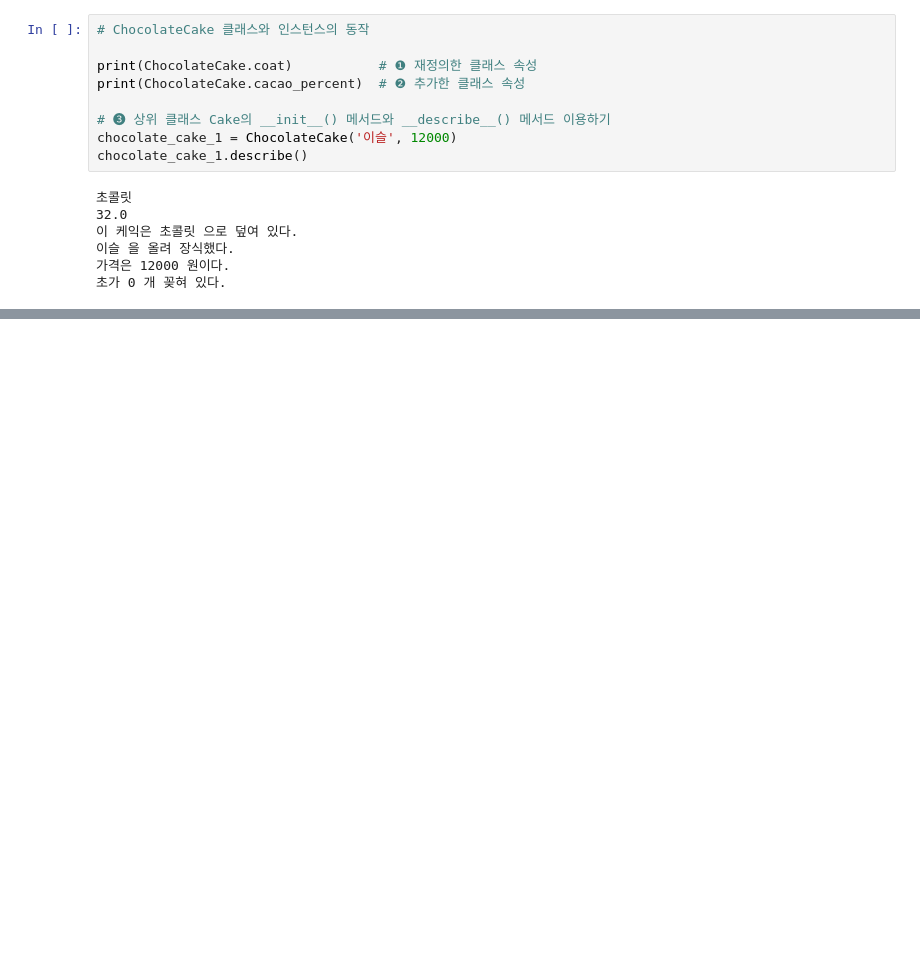
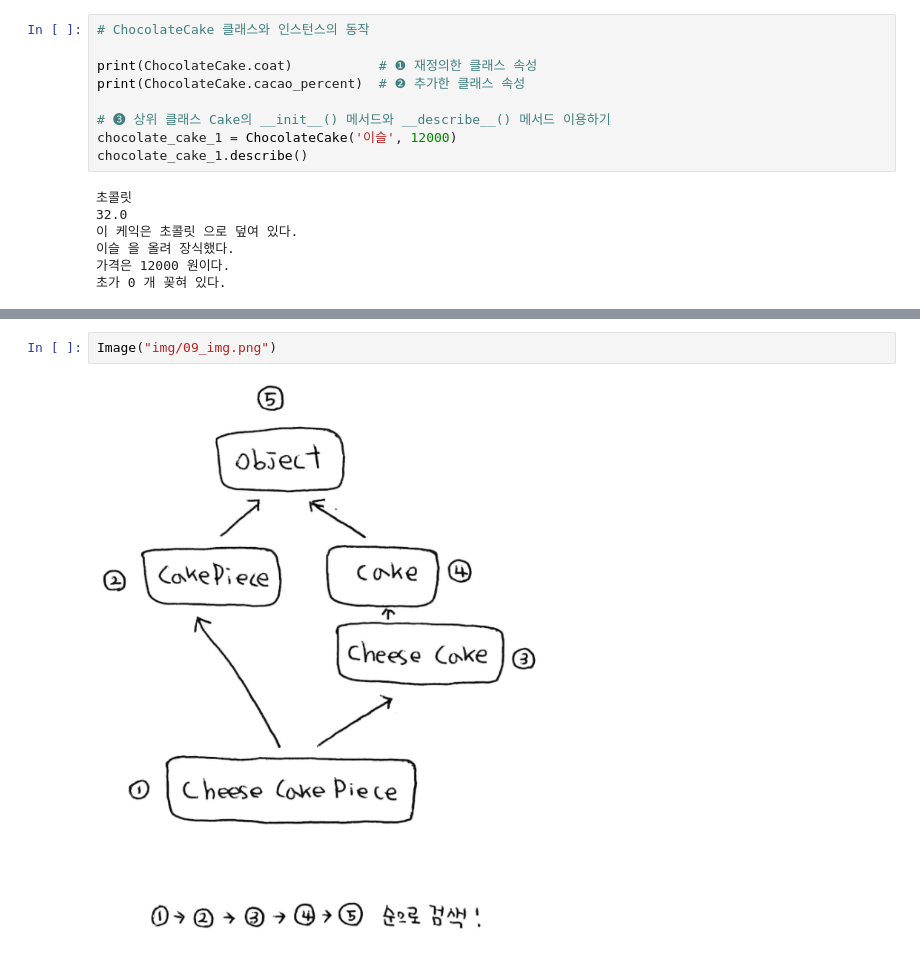
Before and after one commit to daegukdo/GCWM, a Jupyter notebook: 08/04_class.ipynb, the cells around one changed output, grey strips where cells are left out. Saved outputs shown, nothing was run; the diff lists cells and outputs as text; blank space fills up the shorter version.

```diff
--- a/08/04_class.ipynb
+++ b/08/04_class.ipynb
@@ -92,0 +320,4 @@ chocolate_cake_1.describe()
+# %%
+Image("img/09_img.png")
+# %% [output]
+[figure, added]
```
Also changed, not shown: parts of 40 cells of this notebook, 4 other files.
